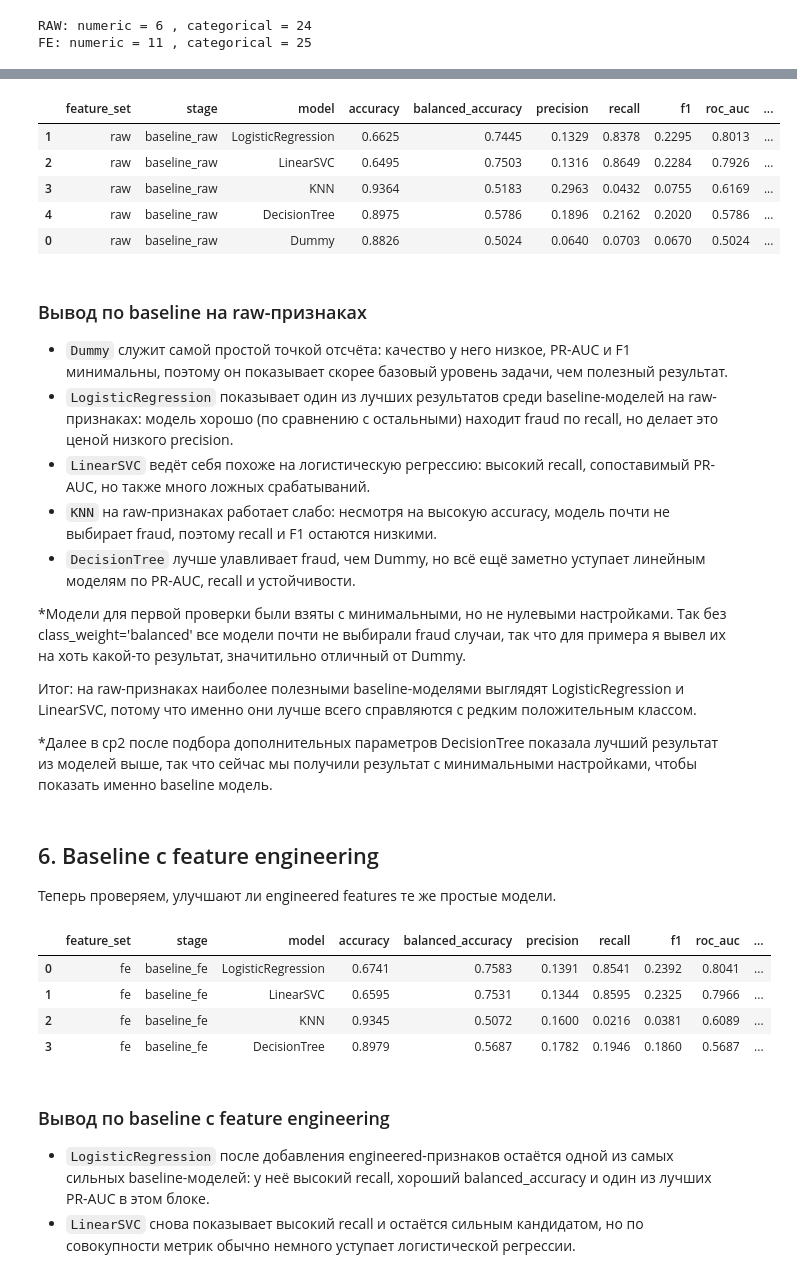
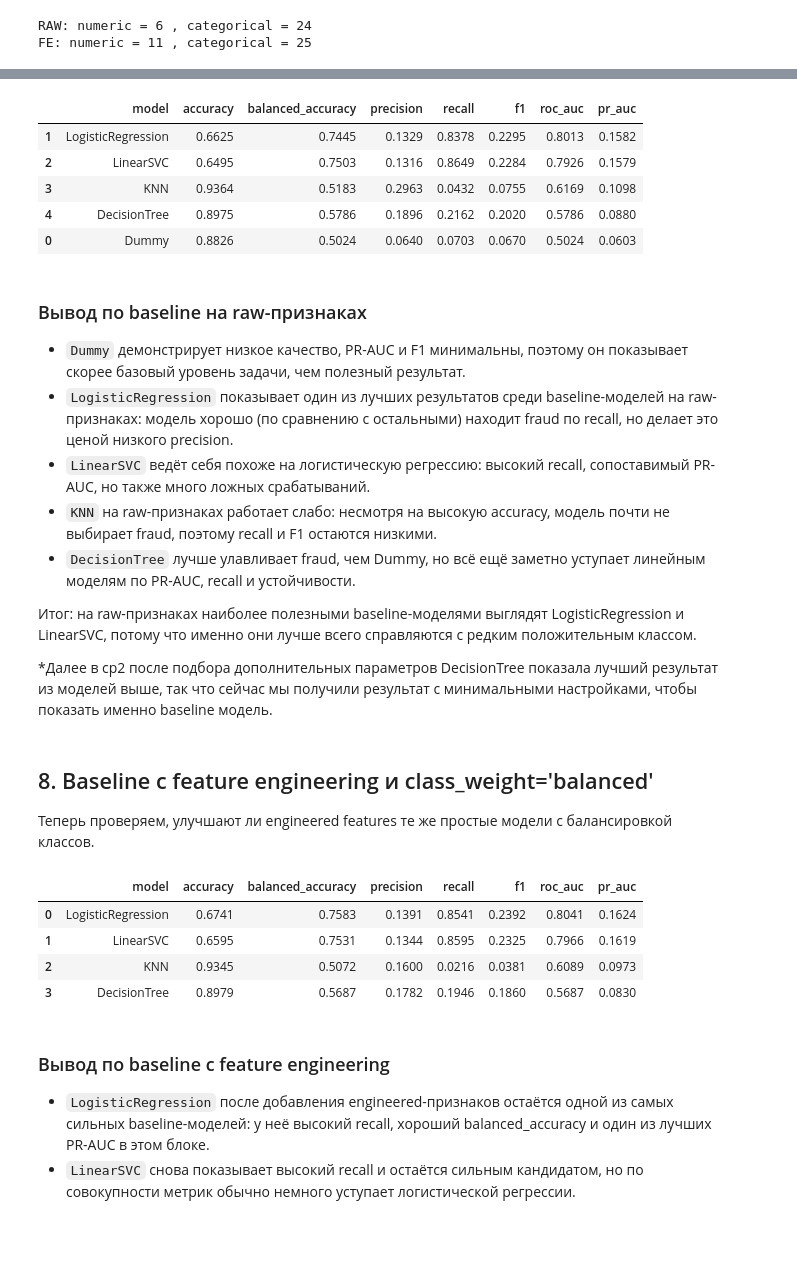
Before and after one commit to hsemlcourse/hseml-group-project-c0ldesty, a Jupyter notebook: notebooks/02_baseline.ipynb, the cells around one changed output, grey strips where cells are left out. Drawn from its saved outputs; the diff is of its cells as text; code cells hidden in the pictures; blank space fills up the shorter version.

Commit message:
add baseline models without balancing

```diff
--- a/notebooks/02_baseline.ipynb
+++ b/notebooks/02_baseline.ipynb
@@ -160,39 +211,35 @@ baseline_models_raw = {
 # %%
 # Обучаем и оцениваем baseline-модели на raw-признаках.
 baseline_raw_df, baseline_raw_fitted = evaluate_model_dict(
     baseline_models_raw,
     X_train_raw, y_train,
     X_val_raw, y_val,
-    stage_name="baseline_raw",
-    feature_set_name="raw",
 )
 
 display(baseline_raw_df.sort_values(by=["pr_auc", "recall", "f1"], ascending=False).style.format(precision=4))
 # %% [output]
-|  | feature_set | stage | model | accuracy | balanced_accuracy | precision | recall | f1 | roc_auc | ... |
-| 1 | raw | baseline_raw | LogisticRegression | 0.6625 | 0.7445 | 0.1329 | 0.8378 | 0.2295 | 0.8013 | ... |
-| 2 | raw | baseline_raw | LinearSVC | 0.6495 | 0.7503 | 0.1316 | 0.8649 | 0.2284 | 0.7926 | ... |
-| 3 | raw | baseline_raw | KNN | 0.9364 | 0.5183 | 0.2963 | 0.0432 | 0.0755 | 0.6169 | ... |
-| 4 | raw | baseline_raw | DecisionTree | 0.8975 | 0.5786 | 0.1896 | 0.2162 | 0.2020 | 0.5786 | ... |
-| 0 | raw | baseline_raw | Dummy | 0.8826 | 0.5024 | 0.0640 | 0.0703 | 0.0670 | 0.5024 | ... |
+|  | model | accuracy | balanced_accuracy | precision | recall | f1 | roc_auc | pr_auc |
+| 1 | LogisticRegression | 0.6625 | 0.7445 | 0.1329 | 0.8378 | 0.2295 | 0.8013 | 0.1582 |
+| 2 | LinearSVC | 0.6495 | 0.7503 | 0.1316 | 0.8649 | 0.2284 | 0.7926 | 0.1579 |
+| 3 | KNN | 0.9364 | 0.5183 | 0.2963 | 0.0432 | 0.0755 | 0.6169 | 0.1098 |
+| 4 | DecisionTree | 0.8975 | 0.5786 | 0.1896 | 0.2162 | 0.2020 | 0.5786 | 0.0880 |
+| 0 | Dummy | 0.8826 | 0.5024 | 0.0640 | 0.0703 | 0.0670 | 0.5024 | 0.0603 |
 # %% [markdown]
 ### Вывод по baseline на raw-признаках
 
-- `Dummy` служит самой простой точкой отсчёта: качество у него низкое, PR-AUC и F1 минимальны, поэтому он показывает скорее базовый уровень задачи, чем полезный результат.
+- `Dummy` демонстрирует низкое качество, PR-AUC и F1 минимальны, поэтому он показывает скорее базовый уровень задачи, чем полезный результат.
 - `LogisticRegression` показывает один из лучших результатов среди baseline-моделей на raw-признаках: модель хорошо (по сравнению с остальными) находит fraud по recall, но делает это ценой низкого precision.
 - `LinearSVC` ведёт себя похоже на логистическую регрессию: высокий recall, сопоставимый PR-AUC, но также много ложных срабатываний.
 - `KNN` на raw-признаках работает слабо: несмотря на высокую accuracy, модель почти не выбирает fraud, поэтому recall и F1 остаются низкими.
 - `DecisionTree` лучше улавливает fraud, чем Dummy, но всё ещё заметно уступает линейным моделям по PR-AUC, recall и устойчивости.
 
-*Модели для первой проверки были взяты с минимальными, но не нулевыми настройками. Так без class_weight='balanced' все модели почти не выбирали fraud случаи, так что для примера я вывел их на хоть какой-то результат, значитильно отличный от Dummy.
-
 Итог: на raw-признаках наиболее полезными baseline-моделями выглядят LogisticRegression и LinearSVC, потому что именно они лучше всего справляются с редким положительным классом.
 
 *Далее в cp2 после подбора дополнительных параметров DecisionTree показала лучший результат из моделей выше, так что сейчас мы получили результат с минимальными настройками, чтобы показать именно baseline модель.
 # %% [markdown]
-## 6. Baseline с feature engineering
+## 8. Baseline с feature engineering и class_weight='balanced'
 
-Теперь проверяем, улучшают ли engineered features те же простые модели.
+Теперь проверяем, улучшают ли engineered features те же простые модели с балансировкой классов.
 # %%
 # Определяем baseline-модели для набора с feature engineering.
 baseline_models_fe = {
@@ -219,17 +266,15 @@ baseline_fe_df, baseline_fe_fitted = evaluate_model_dict(
     baseline_models_fe,
     X_train_fe, y_train,
     X_val_fe, y_val,
-    stage_name="baseline_fe",
-    feature_set_name="fe",
 )
 
 display(baseline_fe_df.sort_values(by=["pr_auc", "recall", "f1"], ascending=False).style.format(precision=4))
 # %% [output]
-|  | feature_set | stage | model | accuracy | balanced_accuracy | precision | recall | f1 | roc_auc | ... |
-| 0 | fe | baseline_fe | LogisticRegression | 0.6741 | 0.7583 | 0.1391 | 0.8541 | 0.2392 | 0.8041 | ... |
-| 1 | fe | baseline_fe | LinearSVC | 0.6595 | 0.7531 | 0.1344 | 0.8595 | 0.2325 | 0.7966 | ... |
-| 2 | fe | baseline_fe | KNN | 0.9345 | 0.5072 | 0.1600 | 0.0216 | 0.0381 | 0.6089 | ... |
-| 3 | fe | baseline_fe | DecisionTree | 0.8979 | 0.5687 | 0.1782 | 0.1946 | 0.1860 | 0.5687 | ... |
+|  | model | accuracy | balanced_accuracy | precision | recall | f1 | roc_auc | pr_auc |
+| 0 | LogisticRegression | 0.6741 | 0.7583 | 0.1391 | 0.8541 | 0.2392 | 0.8041 | 0.1624 |
+| 1 | LinearSVC | 0.6595 | 0.7531 | 0.1344 | 0.8595 | 0.2325 | 0.7966 | 0.1619 |
+| 2 | KNN | 0.9345 | 0.5072 | 0.1600 | 0.0216 | 0.0381 | 0.6089 | 0.0973 |
+| 3 | DecisionTree | 0.8979 | 0.5687 | 0.1782 | 0.1946 | 0.1860 | 0.5687 | 0.0830 |
 # %% [markdown]
 ### Вывод по baseline с feature engineering
 
```
Also changed, not shown: parts of 10 cells of this notebook.
